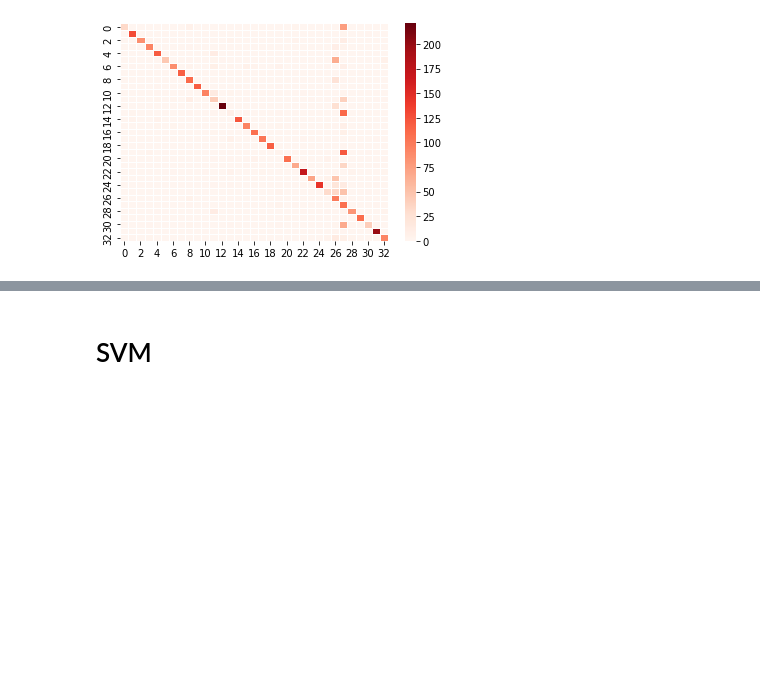
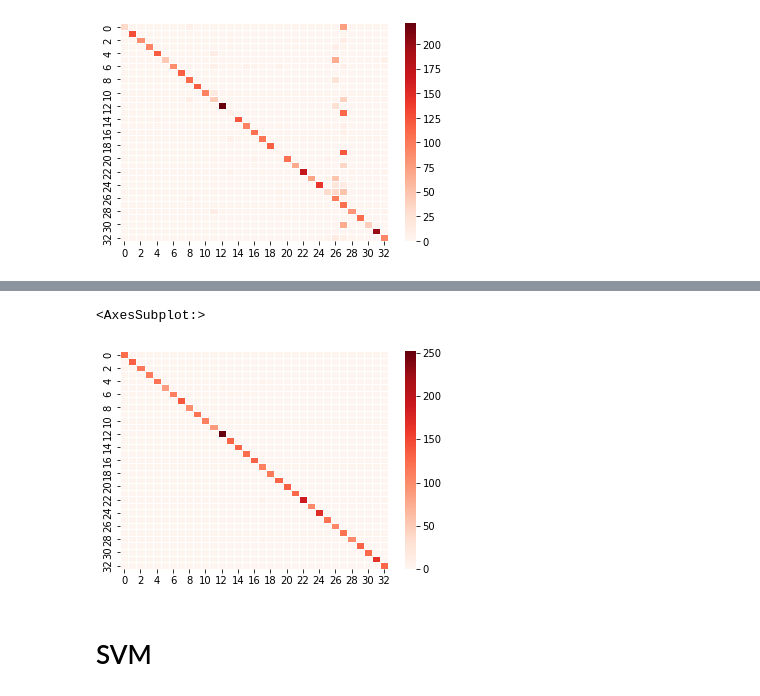
Before and after one commit to flomSStaar/IA-FruitRecognition, a Jupyter notebook: Fruit recognition.ipynb, the cells around one changed output, grey strips where cells are left out. Cells and saved outputs as stored; diff of their text form; code cells hidden in the pictures; blank space fills up the shorter version.

```diff
--- a/Fruit recognition.ipynb
+++ b/Fruit recognition.ipynb
@@ -176,3 +169,8 @@ sea.heatmap(mat_confusion,linewidths=True,cmap='Reds')
 Apple Braeburn
 <AxesSubplot:>
 [figure]
+# %%
+KKN = KNeighborsClassifier(n_neighbors=20)
+clf=KKN.fit(Xtrain,ytrain)
+ypredit=clf.predict(Xtest)
+accuracy_score(ytest,ypredit)
@@ -178,0 +179,6 @@ Apple Braeburn
+# %%
+errPred=ypredit[ypredit != ytest]
+errTest=ytest[ypredit != ytest]
+print(errPred)
+print(errTest)
+mat_confusion=metrics.confusion_matrix(ytest,ypredit)
@@ -179,3 +215,8 @@ Apple Braeburn
+# %%
+sea.heatmap(mat_confusion,linewidths=True,cmap='Reds')
+# %% [output]
+<AxesSubplot:>
+[figure, added]
 # %% [markdown]
 # SVM
 # %%
```
Also changed, not shown: parts of 17 cells of this notebook.
